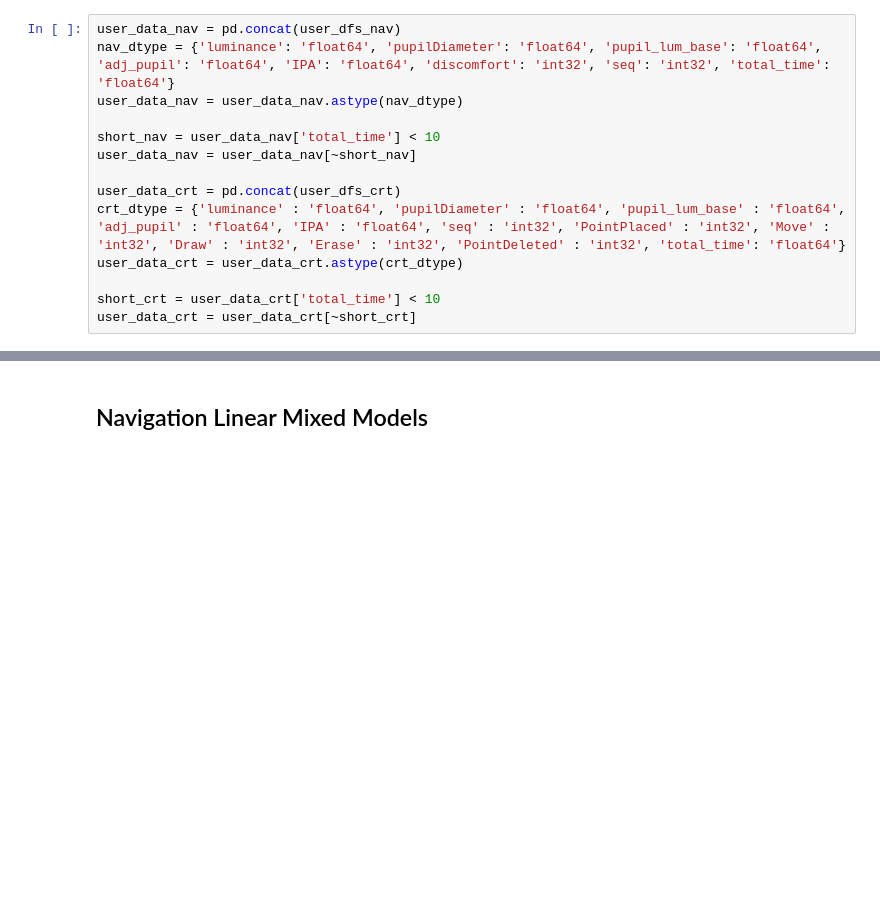
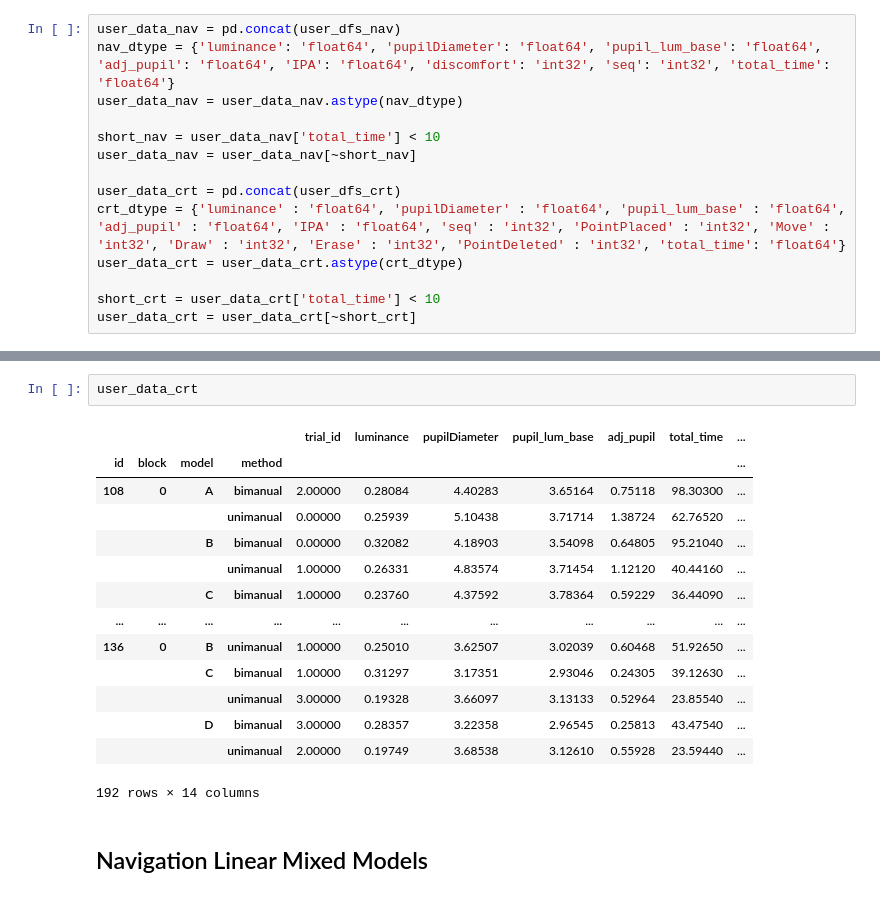
Before and after one commit to courtnicole/3d-path-cognition, a Jupyter notebook: mixedmodel.ipynb, the cells around one changed output, grey strips where cells are left out. Drawn from its saved outputs; the diff is of its cells as text; blank space fills up the shorter version.

```diff
--- a/mixedmodel.ipynb
+++ b/mixedmodel.ipynb
@@ -688,3 +612,20 @@ target_set
+# %%
+user_data_crt
+# %% [output]
+|  |  |  |  | trial_id | luminance | pupilDiameter | pupil_lum_base | adj_pupil | total_time | ... |
+| id | block | model | method |  |  |  |  |  |  | ... |
+| 108 | 0 | A | bimanual | 2.00000 | 0.28084 | 4.40283 | 3.65164 | 0.75118 | 98.30300 | ... |
+|  |  |  | unimanual | 0.00000 | 0.25939 | 5.10438 | 3.71714 | 1.38724 | 62.76520 | ... |
+|  |  | B | bimanual | 0.00000 | 0.32082 | 4.18903 | 3.54098 | 0.64805 | 95.21040 | ... |
+|  |  |  | unimanual | 1.00000 | 0.26331 | 4.83574 | 3.71454 | 1.12120 | 40.44160 | ... |
+|  |  | C | bimanual | 1.00000 | 0.23760 | 4.37592 | 3.78364 | 0.59229 | 36.44090 | ... |
+| ... | ... | ... | ... | ... | ... | ... | ... | ... | ... | ... |
+| 136 | 0 | B | unimanual | 1.00000 | 0.25010 | 3.62507 | 3.02039 | 0.60468 | 51.92650 | ... |
+|  |  | C | bimanual | 1.00000 | 0.31297 | 3.17351 | 2.93046 | 0.24305 | 39.12630 | ... |
+|  |  |  | unimanual | 3.00000 | 0.19328 | 3.66097 | 3.13133 | 0.52964 | 23.85540 | ... |
+|  |  | D | bimanual | 3.00000 | 0.28357 | 3.22358 | 2.96545 | 0.25813 | 43.47540 | ... |
+|  |  |  | unimanual | 2.00000 | 0.19749 | 3.68538 | 3.12610 | 0.55928 | 23.59440 | ... |
+192 rows × 14 columns
 # %% [markdown]
 ## Navigation Linear Mixed Models
 # %%
```
Also changed, not shown: parts of 34 cells of this notebook.
